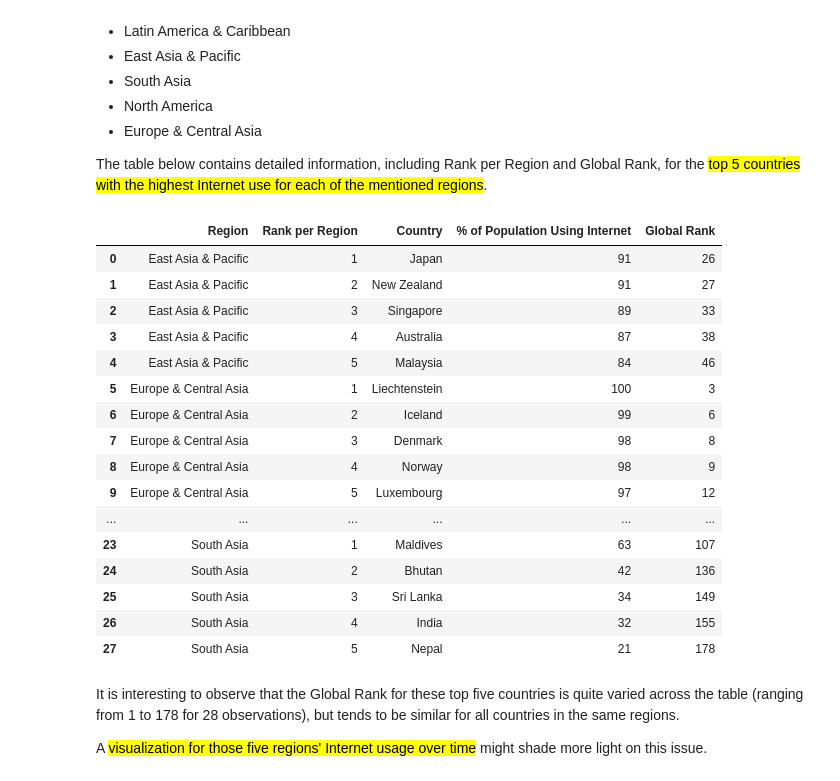
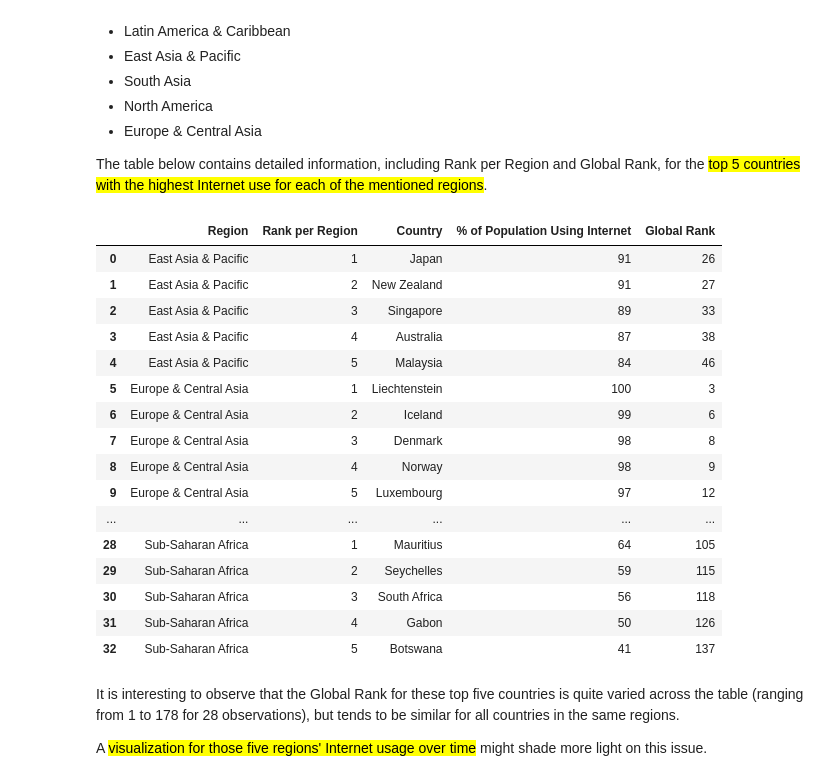
Before and after one commit to ekaterinaleks/world_internet_access, a Jupyter notebook: internet_access_analysis.ipynb, the cells around one changed output. Drawn from its saved outputs; the diff is of its cells as text; code cells hidden in the pictures.

```diff
--- a/internet_access_analysis.ipynb
+++ b/internet_access_analysis.ipynb
@@ -52,7 +42,7 @@ import requests
 # %%
 # Reading the given csv files into DataFrames, checking the number of rows and nulls, as well as the structure
 
-internet = pd.read_csv('data/internet.csv')
+internet = pd.read_csv('internet.csv')
 internet.info()
 # %% [output]
 <class 'pandas.core.frame.DataFrame'>
@@ -89,5 +61,5 @@ internet.head(35)
 # %%
-people = pd.read_csv('data/people.csv')
+people = pd.read_csv('people.csv')
 people.info()
 # %% [output]
 <class 'pandas.core.frame.DataFrame'>
@@ -102,7 +74,7 @@ Data columns (total 4 columns):
 dtypes: int64(2), object(2)
 memory usage: 199.5+ KB
 # %%
-broadband = pd.read_csv('data/broadband.csv')
+broadband = pd.read_csv('broadband.csv')
 broadband.info()
 # %% [output]
 <class 'pandas.core.frame.DataFrame'>
@@ -205,14 +177,16 @@ regions = {
             'East Asia & Pacific': [],
             'South Asia': [],
             'North America': [],
-            'Europe & Central Asia': []}
+            'Europe & Central Asia': [],
+            'Sub-Saharan Africa': []}
 
 labels = {2:'Europe & Central Asia',
           4:'Middle East & North Africa',
           3:'Latin America & Caribbean',
           1:'East Asia & Pacific',
           6:'South Asia',
-          5:'North America'}
+          5:'North America',
+          7: 'Sub-Saharan Africa'}
 for index, table in enumerate(soup.find_all('table')):
     if index not in labels:
         continue
@@ -346,25 +305,25 @@ We have seen that four out of five top countries with the highest percentage of
 
 The table below contains detailed information, including Rank per Region and Global Rank, for the <mark>top 5 countries with the highest Internet use for each of the mentioned regions</mark>.
 # %%
-top_fives.style.set_precision(0).background_gradient(subset=['Rank per Region','Global Rank'], cmap='crest')
+top_fives.style.format(precision=0).background_gradient(subset=['Rank per Region','Global Rank'], cmap='crest')
 # %% [output]
 |  | Region | Rank per Region | Country | % of Population Using Internet | Global Rank |
 | 0 | East Asia & Pacific | 1 | Japan | 91 | 26 |
 | 1 | East Asia & Pacific | 2 | New Zealand | 91 | 27 |
 | 2 | East Asia & Pacific | 3 | Singapore | 89 | 33 |
 | 3 | East Asia & Pacific | 4 | Australia | 87 | 38 |
 | 4 | East Asia & Pacific | 5 | Malaysia | 84 | 46 |
 | 5 | Europe & Central Asia | 1 | Liechtenstein | 100 | 3 |
 | 6 | Europe & Central Asia | 2 | Iceland | 99 | 6 |
 | 7 | Europe & Central Asia | 3 | Denmark | 98 | 8 |
 | 8 | Europe & Central Asia | 4 | Norway | 98 | 9 |
 | 9 | Europe & Central Asia | 5 | Luxembourg | 97 | 12 |
 | ... | ... | ... | ... | ... | ... |
-| 23 | South Asia | 1 | Maldives | 63 | 107 |
-| 24 | South Asia | 2 | Bhutan | 42 | 136 |
-| 25 | South Asia | 3 | Sri Lanka | 34 | 149 |
-| 26 | South Asia | 4 | India | 32 | 155 |
-| 27 | South Asia | 5 | Nepal | 21 | 178 |
+| 28 | Sub-Saharan Africa | 1 | Mauritius | 64 | 105 |
+| 29 | Sub-Saharan Africa | 2 | Seychelles | 59 | 115 |
+| 30 | Sub-Saharan Africa | 3 | South Africa | 56 | 118 |
+| 31 | Sub-Saharan Africa | 4 | Gabon | 50 | 126 |
+| 32 | Sub-Saharan Africa | 5 | Botswana | 41 | 137 |
 # %% [markdown]
 It is interesting to observe that the Global Rank for these top five countries is quite varied across the table (ranging from 1 to 178 for 28 observations), but tends to be similar for all countries in the same regions.
 
```
Also changed, not shown: parts of 19 cells of this notebook.
